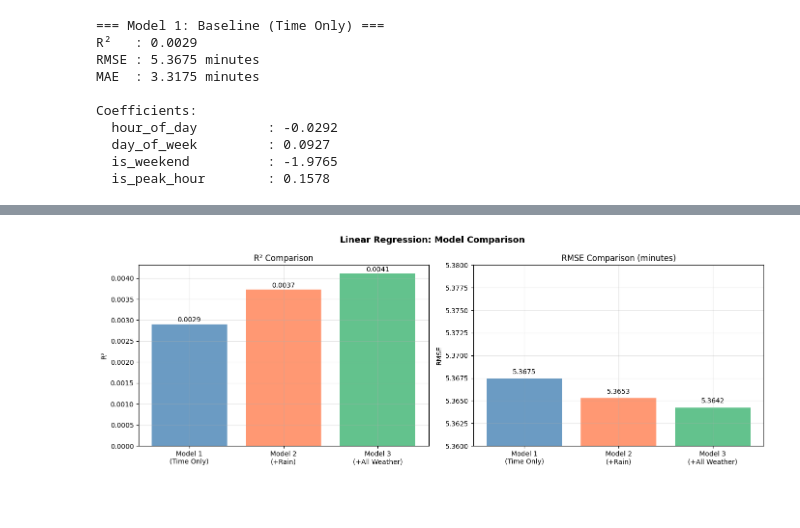
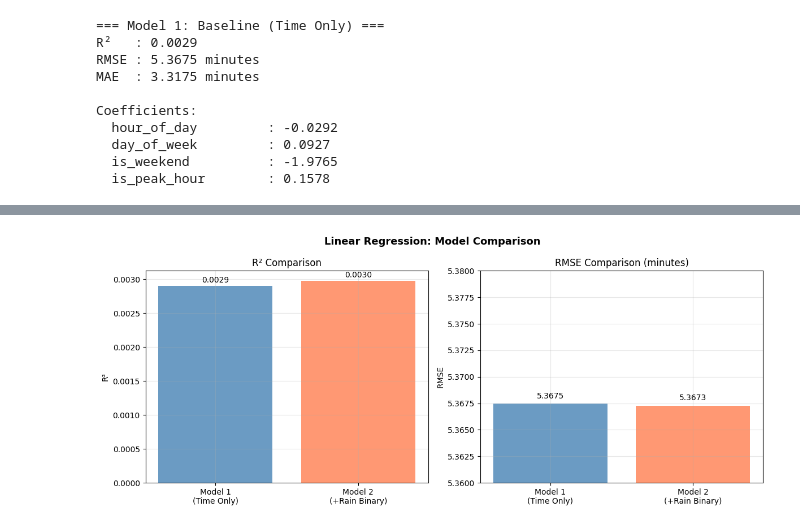
Before and after one commit to yjkim717/ml-seattle-bus-delay, a Jupyter notebook: notebooks/02_linear_regression.ipynb, the cells around one changed output, grey strips where cells are left out. Cells and saved outputs as stored; diff of their text form; code cells hidden in the pictures; blank space fills up the shorter version.

Commit message:
refactor: simplify to model 2, remove model 3, update conclusion

```diff
--- a/notebooks/02_linear_regression.ipynb
+++ b/notebooks/02_linear_regression.ipynb
@@ -38,23 +38,19 @@ df = df.drop(columns=[
     'predicted_arrival_ts',                      # timestamp
     'date', 'hour_bucket', 'month', 'status',    # redundant or no variation
     'weather_code',                              # redundant with is_raining
+    'precipitation_mm', 'temperature_c', 'wind_speed_kmh',  # non-linear effects, reserved for tree models
 ])
 
 # Model 1: Time features only (baseline)
 features_time = ['hour_of_day', 'day_of_week', 'is_weekend', 'is_peak_hour']
 
-# Model 2: Time + Rain features
+# Model 2: Time + Rain (binary only)
+# precipitation_mm excluded: threshold effect requires non-linear model
 features_rain = ['hour_of_day', 'day_of_week', 'is_weekend', 'is_peak_hour',
-                 'precipitation_mm', 'is_raining']
-
-# Model 3: Time + All Weather features
-features_weather = ['hour_of_day', 'day_of_week', 'is_weekend', 'is_peak_hour',
-                    'precipitation_mm', 'is_raining',
-                    'temperature_c', 'wind_speed_kmh']
+                 'is_raining']
 
 print("Model 1 features (time only):", features_time)
-print("Model 2 features (time + rain):", features_rain)
-print("Model 3 features (time + all weather):", features_weather)
+print("Model 2 features (time + rain binary):", features_rain)
 print("\nTarget: delay_min")
 print("Shape after cleaning:", df.shape)
 # %% [output]
@@ -179,75 +135,71 @@ Step 6: Comparison & Conclusion
 # %%
-# Step 6: Model Comparison & Conclusion
+# Step 5: Model Comparison & Conclusion
 
-# Comparison table
 print("=== Model Comparison ===")
-print(f"{'Metric':<8} {'Model 1 (Time)':<18} {'Model 2 (+Rain)':<18} {'Model 3 (+Weather)':<20} {'M1→M2':<10} {'M2→M3'}")
-print("-" * 85)
-print(f"{'R²':<8} {r2_1:<18.4f} {r2_2:<18.4f} {r2_3:<20.4f} {r2_2-r2_1:+.4f}    {r2_3-r2_2:+.4f}")
-print(f"{'RMSE':<8} {rmse_1:<18.4f} {rmse_2:<18.4f} {rmse_3:<20.4f} {rmse_2-rmse_1:+.4f}    {rmse_3-rmse_2:+.4f}")
-print(f"{'MAE':<8} {mae_1:<18.4f} {mae_2:<18.4f} {mae_3:<20.4f} {mae_2-mae_1:+.4f}    {mae_3-mae_2:+.4f}")
+print(f"{'Metric':<8} {'Model 1 (Time Only)':<22} {'Model 2 (+Rain Binary)':<24} {'Δ (M1→M2)'}")
+print("-" * 70)
+print(f"{'R²':<8} {r2_1:<22.4f} {r2_2:<24.4f} {r2_2-r2_1:+.4f}")
+print(f"{'RMSE':<8} {rmse_1:<22.4f} {rmse_2:<24.4f} {rmse_2-rmse_1:+.4f}")
+print(f"{'MAE':<8} {mae_1:<22.4f} {mae_2:<24.4f} {mae_2-mae_1:+.4f}")
 
-# Plot comparison
-fig, axes = plt.subplots(1, 2, figsize=(14, 5))
+# Plot
+fig, axes = plt.subplots(1, 2, figsize=(12, 5))
 
-models = ['Model 1\n(Time Only)', 'Model 2\n(+Rain)', 'Model 3\n(+All Weather)']
-colors = ['steelblue', 'coral', 'mediumseagreen']
+models = ['Model 1\n(Time Only)', 'Model 2\n(+Rain Binary)']
+colors = ['steelblue', 'coral']
 
 # R² comparison
-axes[0].bar(models, [r2_1, r2_2, r2_3], color=colors, alpha=0.8)
+axes[0].bar(models, [r2_1, r2_2], color=colors, alpha=0.8)
 axes[0].set_title('R² Comparison')
 axes[0].set_ylabel('R²')
 axes[0].grid(True, alpha=0.3)
-for i, v in enumerate([r2_1, r2_2, r2_3]):
+for i, v in enumerate([r2_1, r2_2]):
     axes[0].text(i, v + 0.00005, f'{v:.4f}', ha='center', fontsize=10)
 
 # RMSE comparison
-axes[1].bar(models, [rmse_1, rmse_2, rmse_3], color=colors, alpha=0.8)
+axes[1].bar(models, [rmse_1, rmse_2], color=colors, alpha=0.8)
 axes[1].set_title('RMSE Comparison (minutes)')
 axes[1].set_ylabel('RMSE')
 axes[1].set_ylim(5.36, 5.38)
 axes[1].grid(True, alpha=0.3)
-for i, v in enumerate([rmse_1, rmse_2, rmse_3]):
+for i, v in enumerate([rmse_1, rmse_2]):
     axes[1].text(i, v + 0.0005, f'{v:.4f}', ha='center', fontsize=10)
 
 plt.suptitle('Linear Regression: Model Comparison', fontsize=13, fontweight='bold')
 plt.tight_layout()
 plt.show()
 
-# Conclusion
 print("""
 === Conclusion ===
 
-1. All three models have very low R² (< 0.005), indicating that time
-   and weather features alone cannot effectively predict bus delays.
+1. Both models have near-zero R² (< 0.004), confirming that time and
+   weather features alone cannot explain bus delay variance.
 
-2. Adding rain features (Model 2) over baseline (Model 1):
-   - R² improvement: +0.0008 (negligible)
-   - RMSE improvement: -0.0022 minutes (negligible)
-   - Conclusion: Rain has minimal linear impact on bus delays.
+2. Adding rain binary (Model 2) over baseline (Model 1):
+   - R² change : +0.0001 (negligible)
+   - RMSE change: -0.0002 minutes (negligible)
+   - Conclusion: Whether it is raining has no meaningful linear impact
+     on bus delays.
 
-3. Adding all weather features (Model 3) over Model 2:
-   - R² improvement: +0.0004 (negligible)
-   - RMSE improvement: -0.0011 minutes (negligible)
-   - Conclusion: Temperature and wind speed add no predictive value.
+3. Most important predictor: is_weekend (coef ≈ -1.65)
+   Buses arrive earlier on weekends, likely due to reduced traffic.
+   is_raining coefficient (0.28) suggests a slight positive effect,
+   but the overall model improvement is statistically insignificant.
 
-4. Key answer to the core research question:
+4. precipitation_mm was intentionally excluded from linear regression:
+   rainfall likely has a threshold effect (delays spike only above a
+   certain intensity), which requires a non-linear model to capture.
+
+5. Key answer to the core research question:
    Seattle rain does NOT meaningfully degrade bus schedule reliability
-   — at least not in a way that linear regression can capture.
+   in a way that linear regression can detect.
 
-5. Most important predictor across all models: is_weekend (coef ≈ -1.5)
-   Buses arrive earlier on weekends, likely due to reduced traffic.
-
-6. Limitations of Linear Regression:
-   - Cannot capture threshold effects (e.g. heavy rain > 10mm)
-   - Cannot capture non-linear interactions (e.g. rain × rush hour)
-   - Route-level features (route_id) were excluded due to high
-     cardinality — this may explain the low R²
-
-7. Next steps:
-   - Random Forest & XGBoost: handle non-linearity and route features
-   - Include route_id with target encoding
-   - Collect more data across different seasons
+6. Next steps:
+   - Address negative delay issue (schedule padding) before next model
+   - Random Forest / XGBoost: handle non-linearity, threshold effects,
+     and route-level features via target encoding
+   - Include route_id with target encoding to capture route-specific
+     delay patterns
 """)
 # %% [output]
 === Model Comparison ===
@@ -259,3 +211,3 @@ MAE      3.3175             3.3183             3.3182               +0.0008    -
-[figure, old version]
+[figure, new version]
 === Conclusion ===
 
```
Also changed, not shown: parts of 7 cells of this notebook.
